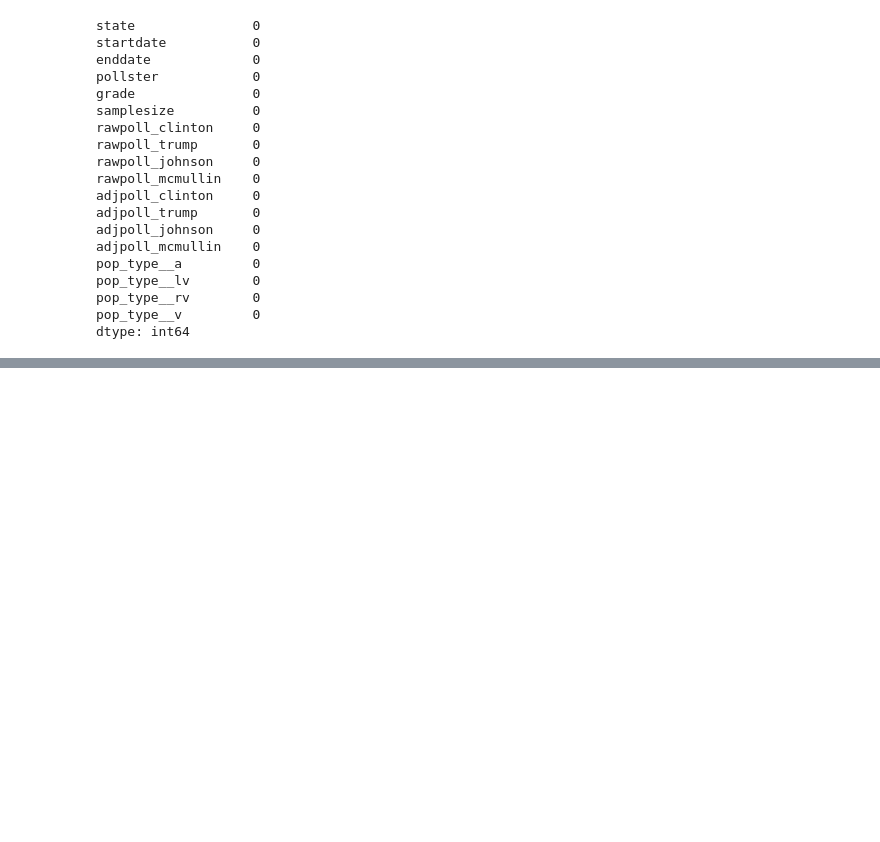
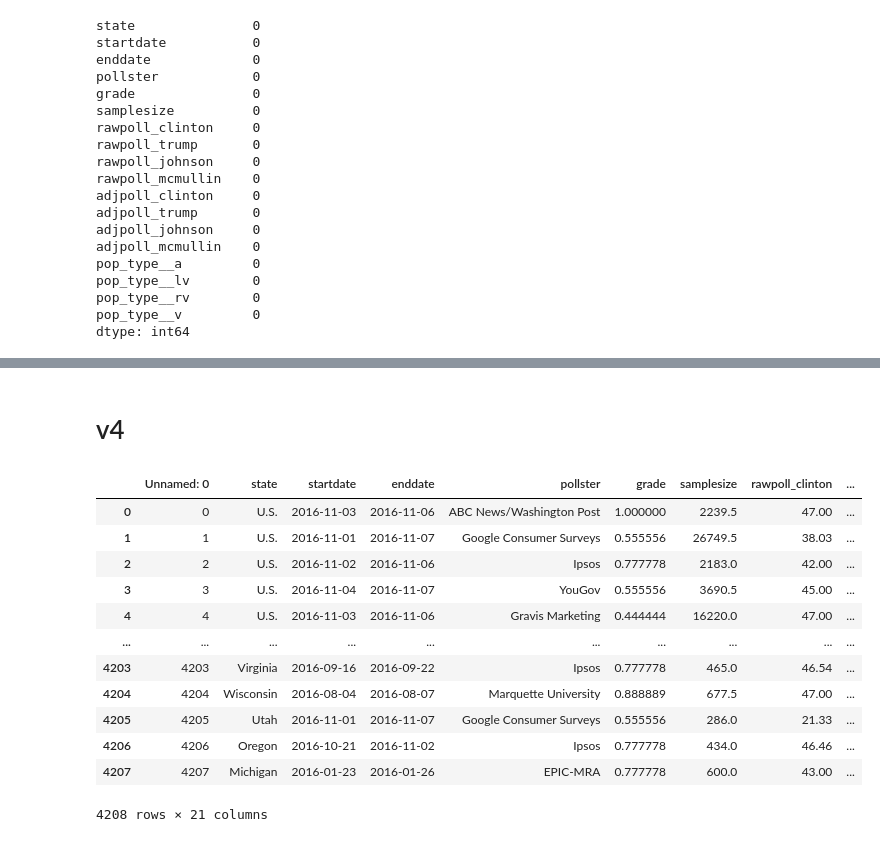
Before and after one commit to EvaGostiuk/MAT4376-project-1-team-3, a Jupyter notebook: DataCleaning/MAT4376_p1.ipynb, the cells around one changed output, grey strips where cells are left out. Drawn from its saved outputs; the diff is of its cells as text; code cells hidden in the pictures; blank space fills up the shorter version.

```diff
--- a/DataCleaning/MAT4376_p1.ipynb
+++ b/DataCleaning/MAT4376_p1.ipynb
@@ -202,3 +203,22 @@ files.download('polls_us_election_2016_clean.csv')
 # %% [output]
 [interactive output not drawn]
 [interactive output not drawn]
+# %% [markdown]
+# v4
+# %%
+df = pd.read_csv('polls_us_election_2016_v3.csv')
+df
+# %% [output]
+|  | Unnamed: 0 | state | startdate | enddate | pollster | grade | samplesize | rawpoll_clinton | ... |
+| 0 | 0 | U.S. | 2016-11-03 | 2016-11-06 | ABC News/Washington Post | 1.000000 | 2239.5 | 47.00 | ... |
+| 1 | 1 | U.S. | 2016-11-01 | 2016-11-07 | Google Consumer Surveys | 0.555556 | 26749.5 | 38.03 | ... |
+| 2 | 2 | U.S. | 2016-11-02 | 2016-11-06 | Ipsos | 0.777778 | 2183.0 | 42.00 | ... |
+| 3 | 3 | U.S. | 2016-11-04 | 2016-11-07 | YouGov | 0.555556 | 3690.5 | 45.00 | ... |
+| 4 | 4 | U.S. | 2016-11-03 | 2016-11-06 | Gravis Marketing | 0.444444 | 16220.0 | 47.00 | ... |
+| ... | ... | ... | ... | ... | ... | ... | ... | ... | ... |
+| 4203 | 4203 | Virginia | 2016-09-16 | 2016-09-22 | Ipsos | 0.777778 | 465.0 | 46.54 | ... |
+| 4204 | 4204 | Wisconsin | 2016-08-04 | 2016-08-07 | Marquette University | 0.888889 | 677.5 | 47.00 | ... |
+| 4205 | 4205 | Utah | 2016-11-01 | 2016-11-07 | Google Consumer Surveys | 0.555556 | 286.0 | 21.33 | ... |
+| 4206 | 4206 | Oregon | 2016-10-21 | 2016-11-02 | Ipsos | 0.777778 | 434.0 | 46.46 | ... |
+| 4207 | 4207 | Michigan | 2016-01-23 | 2016-01-26 | EPIC-MRA | 0.777778 | 600.0 | 43.00 | ... |
+4208 rows × 21 columns
```
Also changed, not shown: parts of 10 cells of this notebook, 2 other files.
